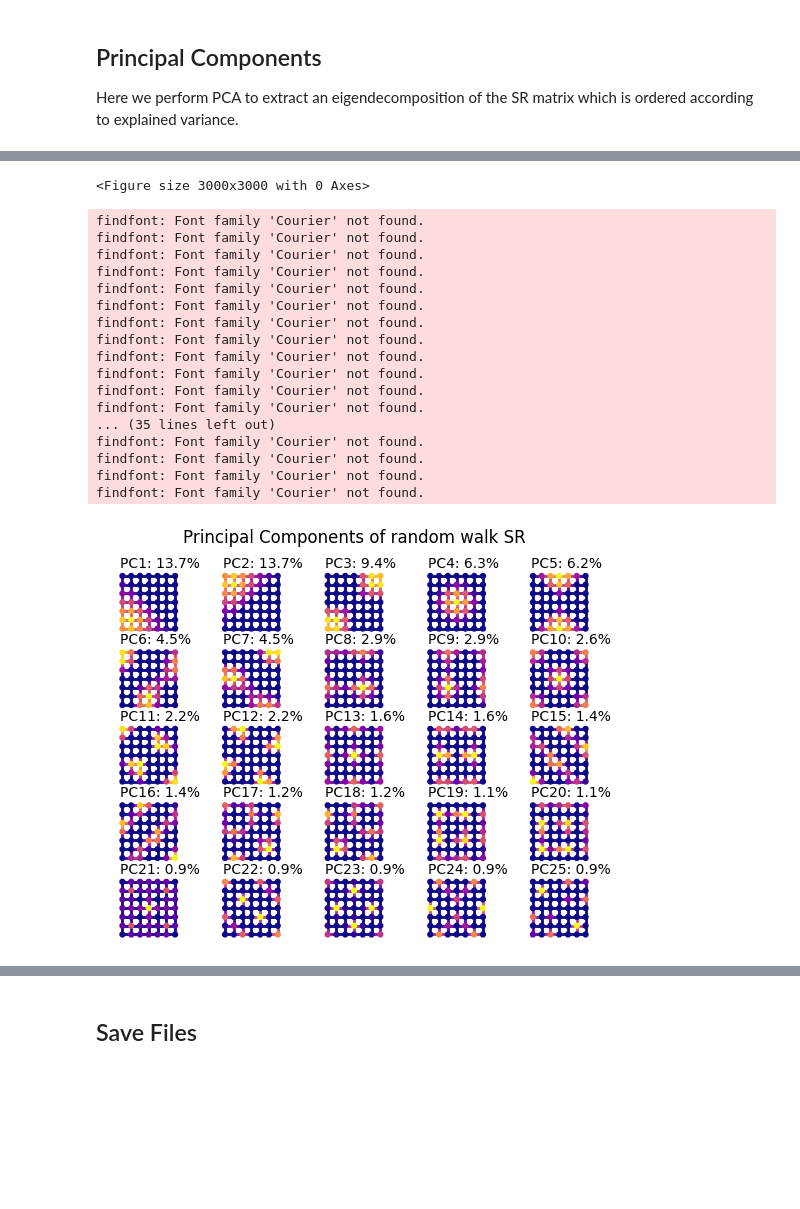
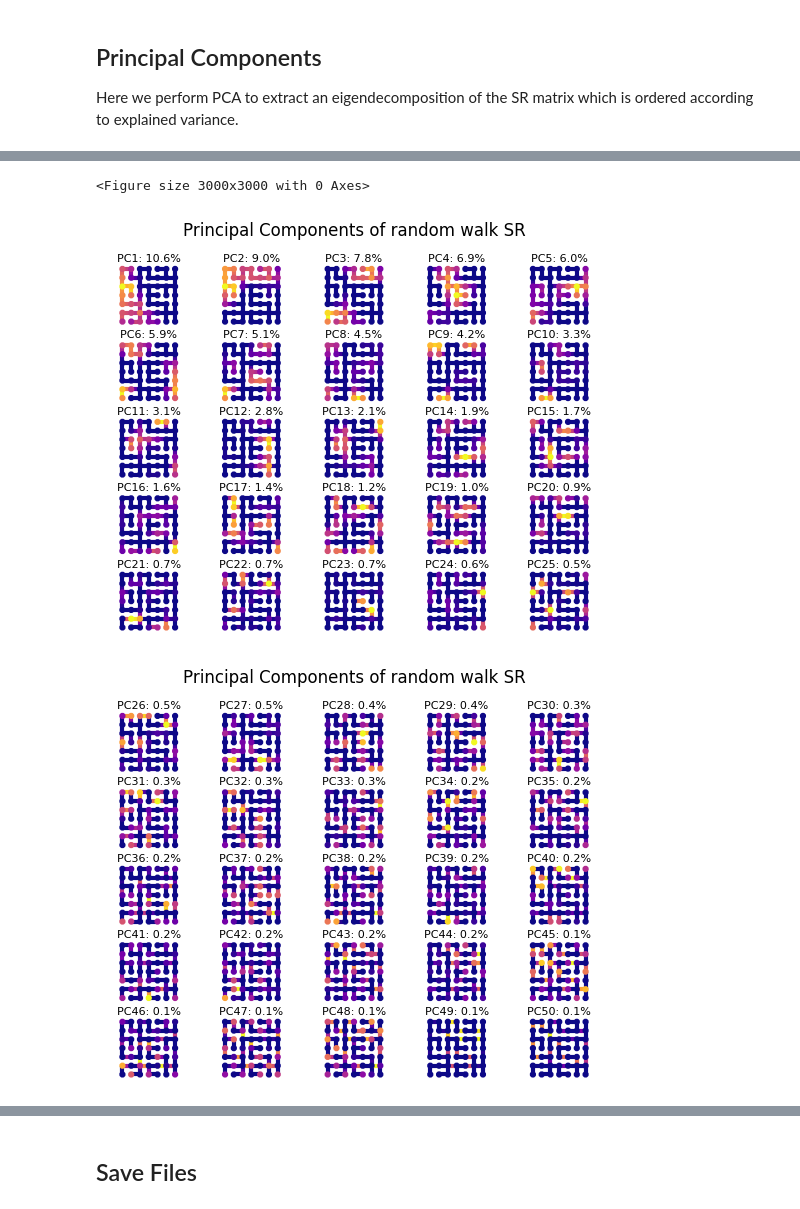
Before and after one commit to charlesdgburns/GridModels, a Jupyter notebook: Stachenfeld_representations.ipynb, the cells around one changed output, grey strips where cells are left out. Drawn from its saved outputs; the diff is of its cells as text; code cells hidden in the pictures; blank space fills up the shorter version.

```diff
--- a/Stachenfeld_representations.ipynb
+++ b/Stachenfeld_representations.ipynb
@@ -54,9 +49,9 @@ please provide us feedback at https://github.com/pandas-dev/pandas/issues/54466
   import pandas as pd
 # %%
 # Options
-save_dir = '/Users/cburns/Documents/Research/maze_grid_cells/'
-maze_number = 'FC' #Choose your maze! This is as encoded in the experiment_info.json file.
-n_PCs = 25 #Choose the number of principle components to extract. These are ordered in terms of variance explained ratio.
+save_dir = 'C:/Users/cburns/Documents/Research/maze_grid_cells/data/representations'
+maze_idx = 'P1' #Choose your maze!'FC', 'PD1','PD2','RM' or 'HP' - This is as encoded in the experiment_info.json file.
+n_PCs = 100 #Choose the number of principle components to extract. At most equal to nodes + edges in maze. These are ordered in terms of variance explained ratio.
 discount_factor = 0.95 #Choosing a discount factor. 0.95 is similar to discretisation in supp. figures Stachenfeld 2017.
 with_edges = True #Choose scale: FALSE for Coarse (7x7 grid of nodes) or TRUE for finer-scale (13x13 grid, including edges)
 # %% [markdown]
@@ -67,7 +62,7 @@ Below we generate a simple set of predictions on either coarse-scale (7x7 node g
 We choose a simple policy where each possible future state is equally likely and discounted.
 # %%
 #Load maze
-maze = mr.get_simple_maze(maze_number)
+maze = mr.get_simple_maze(maze_idx)
 
 maze_fine = mr.get_extended_simple_maze(maze) #we need the finer-scale for plotting heatmaps in either case.
 
@@ -102,4 +97,10 @@ SR_matrix = mp.np.linalg.inv(temp_matrix) #Final output!
 #Optional matrix plotting to check all is ok:
 #plotting.plt.imshow(T_matrix)
 mp.plt.imshow(SR_matrix)
+
+## Store as indexed pandas dataframe ##
+
+SR_df = pd.DataFrame(SR_matrix)
+
+SR_df.index=mp.nx.get_node_attributes(maze, 'label').values()
 # %% [output]
@@ -160,33 +169,40 @@ if with_edges == False:
 
 varExp = mp.np.ceil(pca_SR.explained_variance_ratio_*1000)/10 #Extracting variance explained as a percentage
 # %%
+
+n_plots = 'all'
 #Plotting PCs
 #We're plotting with Peter's plot_simple_heatmap function
 #This requires a colour value for each edge encoded in a pandas series with SR_matrix values indexed by a label:
 label = mp.nx.get_node_attributes(maze_fine, 'label').values()
-
 mp.plt.figure(figsize=(10, 10), dpi=300)
 
-SR_fig, axs = mp.plt.subplots()
-axs.axis('off')
-axs.set_title('Principal Components of random walk SR', pad = 20)
+if n_plots == 'all': #sets n_plots to all columns unless specified.
+        n_plots = len(SR_df.columns)
 
-for c in range(n_PCs): #For each column of the SR_matrix / place cell we want to plot.
-  ax = SR_fig.add_subplot(5,5,c+1) #Not sure how to make this adjustable yet.
-  ax.set_aspect('equal')
-  ax.axis('off')
 
-  value = SR_components[:,c] #Extract the column which we want to plot.
+for each_set in range(round(n_plots/25)): #For each set of 25 columns of the SR_matrix / place cell we want to plot.
+  SR_fig, axs = mp.plt.subplots()
+  axs.axis('off')
+  axs.set_title('Principal Components of random walk SR', pad = 20)
+  for plot in range(25): #plot each in a 5x5 panel:
+    plot_position = plot+1 #must be integer between 1 and 25.
+    ax = SR_fig.add_subplot(5,5,plot_position)
+    ax.set_aspect('equal')
+    ax.axis('off')
 
-  values = mp.pd.Series(data=value, index=label) #Put data in the right format for plot_simple_heatmap
+    PCA_no = 25*each_set+plot+1
 
-  values.index.name='maze_position' #Further required for the plot function to work
-
-  mp.plot_simple_heatmap(mr.get_simple_maze(maze_number), #We need to map onto the 'small' maze.
-                         values,
-                         ax,
-                         node_size = 10,
-                         edge_size = 2,
-                         value_label='',
-                         title='PC'+str(c+1)+': '+str(varExp[c])+'%')
+    value = SR_components[:,PCA_no-1] #Extract the column which we want to plot, this is PCA number -1 because indexing starts at 0.
+    values = mp.pd.Series(data=value, index=label) #Put data in the right format for plot_simple_heatmap
+    values.index.name='maze_position' #Further required for the plot function to work
+    mp.plot_simple_heatmap(mr.get_simple_maze(maze_idx), #We need to map onto the 'small' maze.
+                          values,
+                          ax,
+                          node_size = 10,
+                          edge_size = 3,
+                          value_label='',
+                          title='')
+    subplot_title ='PC'+str(PCA_no)+': '+str(varExp[PCA_no])+'%'
+    ax.set_title(label=str(subplot_title), fontdict={'fontsize': 8}, pad=-2)
 # %% [output]
@@ -210,19 +210,3 @@ findfont: Font family 'Courier' not found.
 <Figure size 3000x3000 with 0 Axes>
-findfont: Font family 'Courier' not found.
-findfont: Font family 'Courier' not found.
-findfont: Font family 'Courier' not found.
-findfont: Font family 'Courier' not found.
-findfont: Font family 'Courier' not found.
-findfont: Font family 'Courier' not found.
-findfont: Font family 'Courier' not found.
-findfont: Font family 'Courier' not found.
-findfont: Font family 'Courier' not found.
-findfont: Font family 'Courier' not found.
-findfont: Font family 'Courier' not found.
-findfont: Font family 'Courier' not found.
-... (35 lines left out)
-findfont: Font family 'Courier' not found.
-findfont: Font family 'Courier' not found.
-findfont: Font family 'Courier' not found.
-findfont: Font family 'Courier' not found.
-[figure, old version]
+[figure, new version]
+[figure, added]
```
Also changed, not shown: parts of 6 cells of this notebook, 8 other files.
